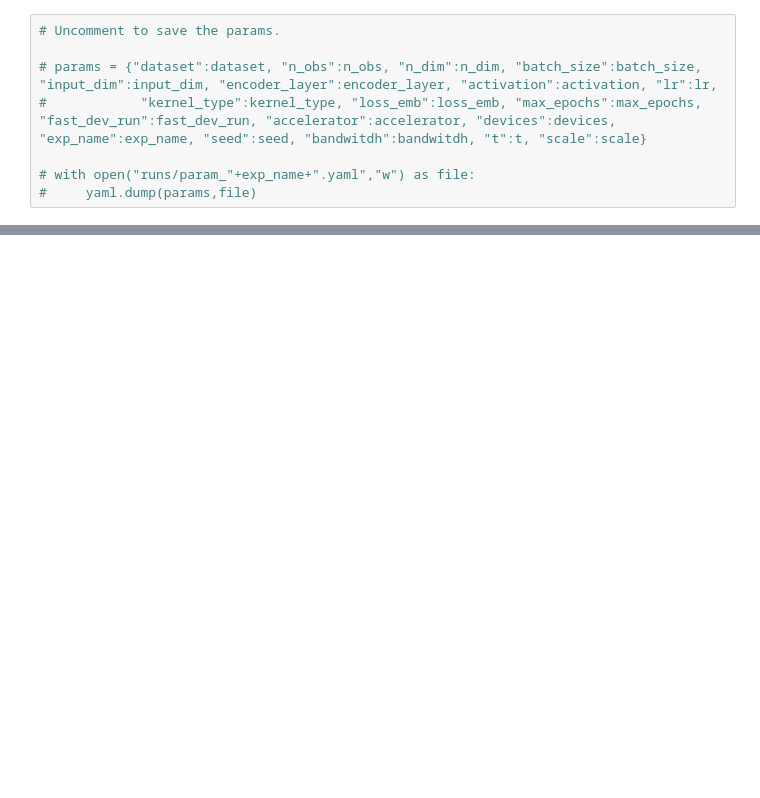
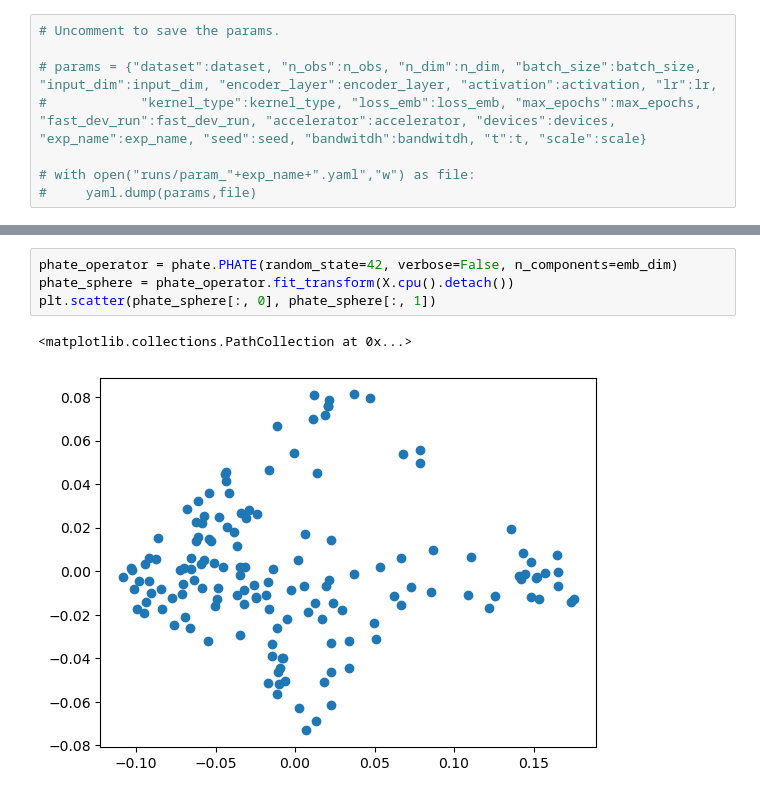
Before and after one commit to guillaumehu/phate_fim, a Jupyter notebook: notebooks/gh-train-template.ipynb, the cells around one changed output, grey strips where cells are left out. Saved outputs shown, nothing was run; the diff lists cells and outputs as text; blank space fills up the shorter version.

```diff
--- a/notebooks/gh-train-template.ipynb
+++ b/notebooks/gh-train-template.ipynb
@@ -123,0 +121,7 @@ plt.scatter(pred[:, 0], pred[:, 1])
+# %%
+phate_operator = phate.PHATE(random_state=42, verbose=False, n_components=emb_dim)
+phate_sphere = phate_operator.fit_transform(X.cpu().detach())
+plt.scatter(phate_sphere[:, 0], phate_sphere[:, 1])
+# %% [output]
+<matplotlib.collections.PathCollection at 0x...>
+[figure, added]
```
Also changed, not shown: parts of 6 cells of this notebook, 3 other files.
